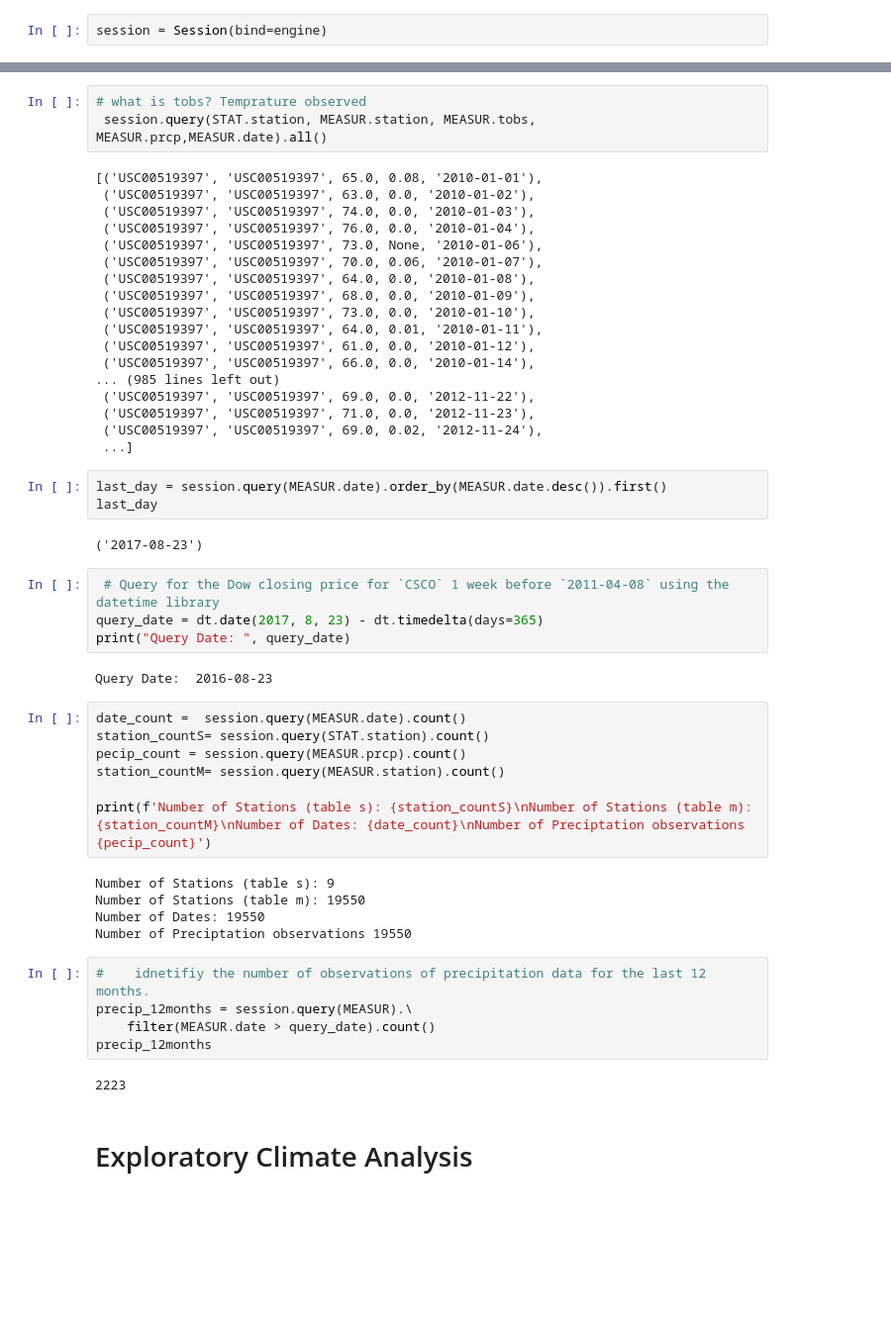
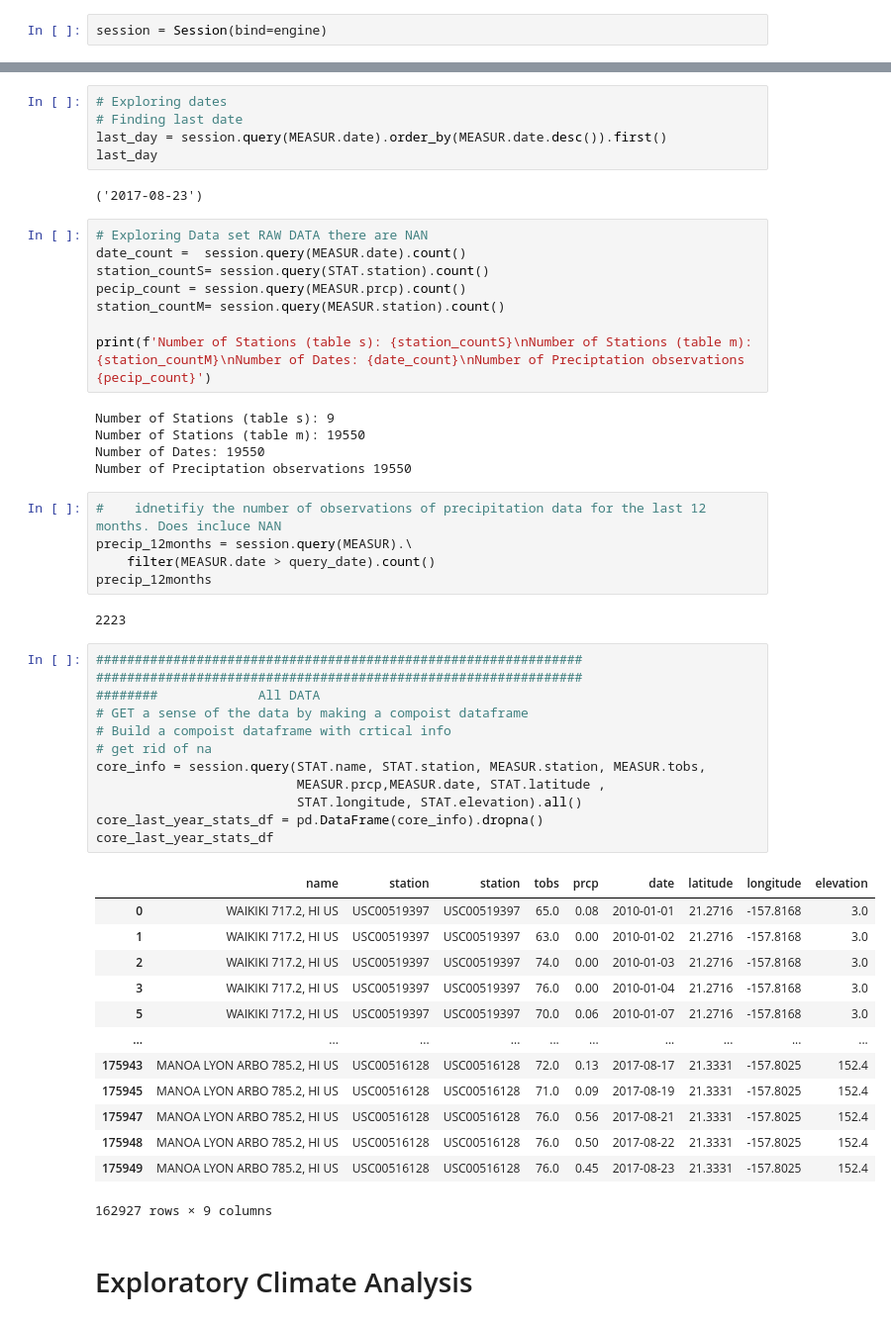
Before and after one commit to PHoogestraat/sqlalchemy-challenge_PH2020, a Jupyter notebook: Climate_1.ipynb, the cells around one changed output, grey strips where cells are left out. Shown at 99% size. Saved outputs shown, nothing was run; the diff lists cells and outputs as text; blank space fills up the shorter version.

Commit message:
update station data

```diff
--- a/Climate_1.ipynb
+++ b/Climate_1.ipynb
@@ -88,39 +100,15 @@ session = Session(bind=engine)
  ('USC00519281', 'WAIHEE 837.5, HI US', 32.9),
  ('USC00511918', 'HONOLULU OBSERVATORY 702.2, HI US', 0.9),
  ('USC00516128', 'MANOA LYON ARBO 785.2, HI US', 152.4)]
-# %%
-# what is tobs? Temprature observed
- session.query(STAT.station, MEASUR.station, MEASUR.tobs, MEASUR.prcp,MEASUR.date).all()
-# %% [output]
-[('USC00519397', 'USC00519397', 65.0, 0.08, '2010-01-01'),
- ('USC00519397', 'USC00519397', 63.0, 0.0, '2010-01-02'),
- ('USC00519397', 'USC00519397', 74.0, 0.0, '2010-01-03'),
- ('USC00519397', 'USC00519397', 76.0, 0.0, '2010-01-04'),
- ('USC00519397', 'USC00519397', 73.0, None, '2010-01-06'),
- ('USC00519397', 'USC00519397', 70.0, 0.06, '2010-01-07'),
- ('USC00519397', 'USC00519397', 64.0, 0.0, '2010-01-08'),
- ('USC00519397', 'USC00519397', 68.0, 0.0, '2010-01-09'),
- ('USC00519397', 'USC00519397', 73.0, 0.0, '2010-01-10'),
- ('USC00519397', 'USC00519397', 64.0, 0.01, '2010-01-11'),
- ('USC00519397', 'USC00519397', 61.0, 0.0, '2010-01-12'),
- ('USC00519397', 'USC00519397', 66.0, 0.0, '2010-01-14'),
-... (985 lines left out)
- ('USC00519397', 'USC00519397', 69.0, 0.0, '2012-11-22'),
- ('USC00519397', 'USC00519397', 71.0, 0.0, '2012-11-23'),
- ('USC00519397', 'USC00519397', 69.0, 0.02, '2012-11-24'),
- ...]
 # %%
+# Exploring dates
+# Finding last date
 last_day = session.query(MEASUR.date).order_by(MEASUR.date.desc()).first()
 last_day
 # %% [output]
 ('2017-08-23')
-# %%
- # Query for the Dow closing price for `CSCO` 1 week before `2011-04-08` using the datetime library
-query_date = dt.date(2017, 8, 23) - dt.timedelta(days=365)
-print("Query Date: ", query_date)
-# %% [output]
-Query Date:  2016-08-23
 # %%
+# Exploring Data set RAW DATA there are NAN
 date_count =  session.query(MEASUR.date).count()
 station_countS= session.query(STAT.station).count()
 pecip_count = session.query(MEASUR.prcp).count()
@@ -133,12 +121,38 @@ Number of Stations (table m): 19550
 Number of Dates: 19550
 Number of Preciptation observations 19550
 # %%
-#    idnetifiy the number of observations of precipitation data for the last 12 months.
+#    idnetifiy the number of observations of precipitation data for the last 12 months. Does incluce NAN
 precip_12months = session.query(MEASUR).\
     filter(MEASUR.date > query_date).count()
 precip_12months
 # %% [output]
 2223
+# %%
+###############################################################
+###############################################################
+########             All DATA
+# GET a sense of the data by making a compoist dataframe
+# Build a compoist dataframe with crtical info
+# get rid of na
+core_info = session.query(STAT.name, STAT.station, MEASUR.station, MEASUR.tobs,
+                          MEASUR.prcp,MEASUR.date, STAT.latitude ,
+                          STAT.longitude, STAT.elevation).all()
+core_last_year_stats_df = pd.DataFrame(core_info).dropna()
+core_last_year_stats_df
+# %% [output]
+|  | name | station | station | tobs | prcp | date | latitude | longitude | elevation |
+| 0 | WAIKIKI 717.2, HI US | USC00519397 | USC00519397 | 65.0 | 0.08 | 2010-01-01 | 21.2716 | -157.8168 | 3.0 |
+| 1 | WAIKIKI 717.2, HI US | USC00519397 | USC00519397 | 63.0 | 0.00 | 2010-01-02 | 21.2716 | -157.8168 | 3.0 |
+| 2 | WAIKIKI 717.2, HI US | USC00519397 | USC00519397 | 74.0 | 0.00 | 2010-01-03 | 21.2716 | -157.8168 | 3.0 |
+| 3 | WAIKIKI 717.2, HI US | USC00519397 | USC00519397 | 76.0 | 0.00 | 2010-01-04 | 21.2716 | -157.8168 | 3.0 |
+| 5 | WAIKIKI 717.2, HI US | USC00519397 | USC00519397 | 70.0 | 0.06 | 2010-01-07 | 21.2716 | -157.8168 | 3.0 |
+| ... | ... | ... | ... | ... | ... | ... | ... | ... | ... |
+| 175943 | MANOA LYON ARBO 785.2, HI US | USC00516128 | USC00516128 | 72.0 | 0.13 | 2017-08-17 | 21.3331 | -157.8025 | 152.4 |
+| 175945 | MANOA LYON ARBO 785.2, HI US | USC00516128 | USC00516128 | 71.0 | 0.09 | 2017-08-19 | 21.3331 | -157.8025 | 152.4 |
+| 175947 | MANOA LYON ARBO 785.2, HI US | USC00516128 | USC00516128 | 76.0 | 0.56 | 2017-08-21 | 21.3331 | -157.8025 | 152.4 |
+| 175948 | MANOA LYON ARBO 785.2, HI US | USC00516128 | USC00516128 | 76.0 | 0.50 | 2017-08-22 | 21.3331 | -157.8025 | 152.4 |
+| 175949 | MANOA LYON ARBO 785.2, HI US | USC00516128 | USC00516128 | 76.0 | 0.45 | 2017-08-23 | 21.3331 | -157.8025 | 152.4 |
+162927 rows × 9 columns
 # %% [markdown]
 # Exploratory Climate Analysis
 # %% [markdown]
```
Also changed, not shown: parts of 4 cells of this notebook.
